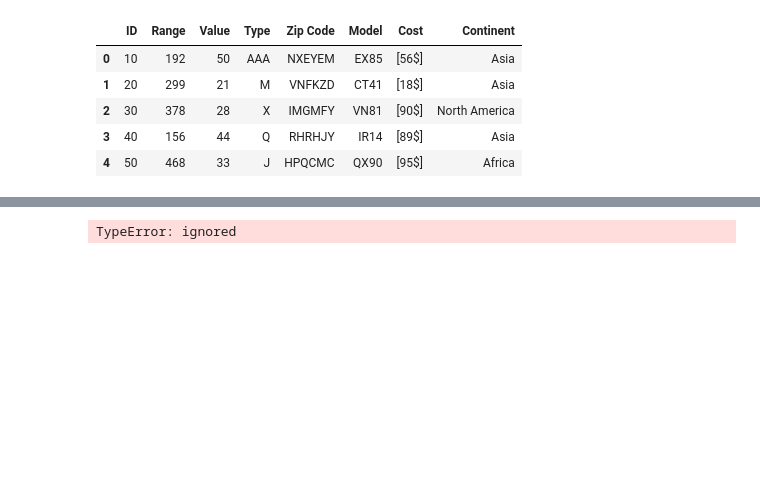
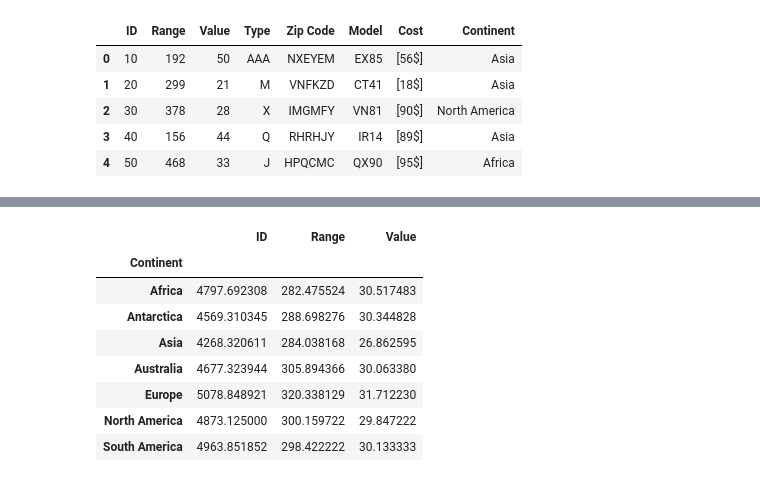
Before and after one commit to Ravkeerat02/comp3122_labs, a Jupyter notebook: Assignment4.ipynb, the cells around one changed output, grey strips where cells are left out. Saved outputs shown, nothing was run; the diff lists cells and outputs as text; code cells hidden in the pictures; blank space fills up the shorter version.

```diff
--- a/Assignment4.ipynb
+++ b/Assignment4.ipynb
@@ -84,7 +82,18 @@ AttributeError: ignored
 # %%
 #calculatign min , max and std
 # %%
-mean_df = np.mean(df['Continent'])
-print(mean_df)
+# mean_df = np.mean(df['Continent'])
+# print(mean_df)
-# %% [output]
-TypeError: ignored
+# %%
+#Calcualting mean of Continent
+df.groupby('Continent').mean()
+# %% [output]
+|  | ID | Range | Value |
+| Continent |  |  |  |
+| Africa | 4797.692308 | 282.475524 | 30.517483 |
+| Antarctica | 4569.310345 | 288.698276 | 30.344828 |
+| Asia | 4268.320611 | 284.038168 | 26.862595 |
+| Australia | 4677.323944 | 305.894366 | 30.063380 |
+| Europe | 5078.848921 | 320.338129 | 31.712230 |
+| North America | 4873.125000 | 300.159722 | 29.847222 |
+| South America | 4963.851852 | 298.422222 | 30.133333 |
```
Also changed, not shown: parts of 11 cells of this notebook.
